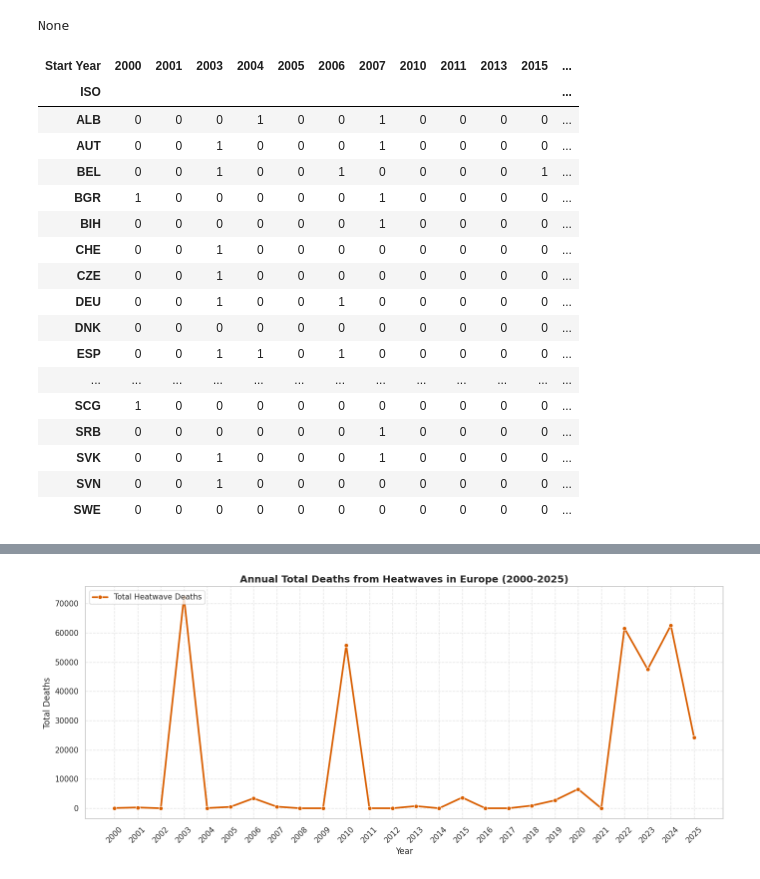
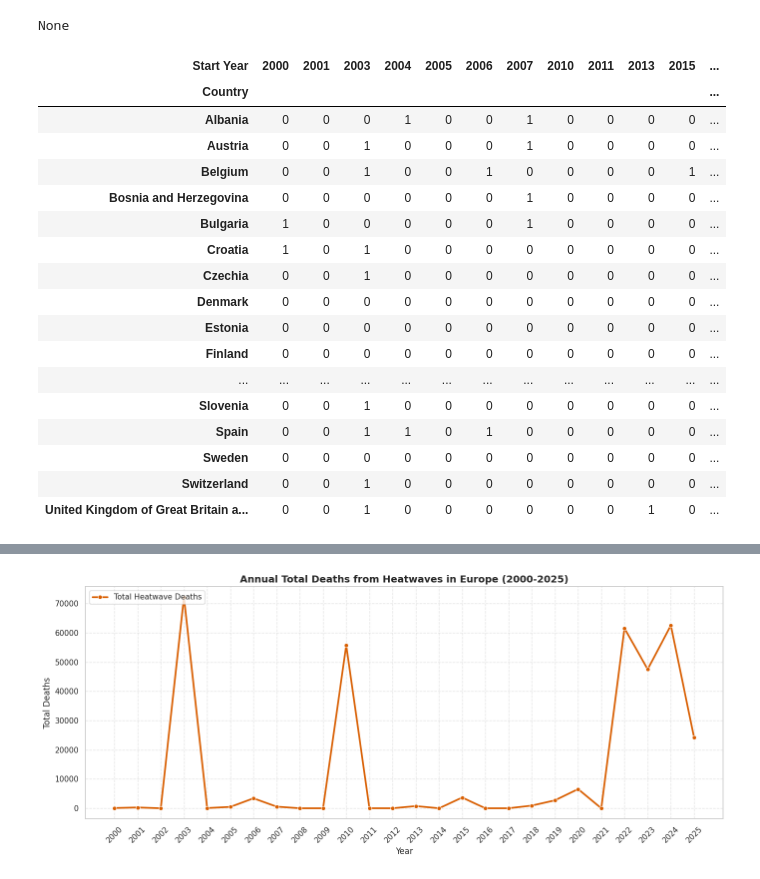
Before and after one commit to mjduarterosa/tdda-tutorial_emdat, a Jupyter notebook: notebooks/explore_EMDAT.ipynb, the cells around one changed output, grey strips where cells are left out. Drawn from its saved outputs; the diff is of its cells as text; code cells hidden in the pictures.

```diff
--- a/notebooks/explore_EMDAT.ipynb
+++ b/notebooks/explore_EMDAT.ipynb
@@ -157,28 +157,28 @@ None
 # %%
 # Create a pivot table with countries as rows, start years as columns, and the count of heatwaves as entries
 df_country_annual_heatwaves = pd.crosstab(
-    index=df_heatwaves['ISO'],
+    index=df_heatwaves['Country'],
     columns=df_heatwaves['Start Year']
 )
 
 # Display the resulting DataFrame
 display(df_country_annual_heatwaves)
 # %% [output]
 | Start Year | 2000 | 2001 | 2003 | 2004 | 2005 | 2006 | 2007 | 2010 | 2011 | 2013 | 2015 | ... |
-| ISO |  |  |  |  |  |  |  |  |  |  |  | ... |
-| ALB | 0 | 0 | 0 | 1 | 0 | 0 | 1 | 0 | 0 | 0 | 0 | ... |
-| AUT | 0 | 0 | 1 | 0 | 0 | 0 | 1 | 0 | 0 | 0 | 0 | ... |
-| BEL | 0 | 0 | 1 | 0 | 0 | 1 | 0 | 0 | 0 | 0 | 1 | ... |
-| BGR | 1 | 0 | 0 | 0 | 0 | 0 | 1 | 0 | 0 | 0 | 0 | ... |
-| BIH | 0 | 0 | 0 | 0 | 0 | 0 | 1 | 0 | 0 | 0 | 0 | ... |
-| CHE | 0 | 0 | 1 | 0 | 0 | 0 | 0 | 0 | 0 | 0 | 0 | ... |
-| CZE | 0 | 0 | 1 | 0 | 0 | 0 | 0 | 0 | 0 | 0 | 0 | ... |
-| DEU | 0 | 0 | 1 | 0 | 0 | 1 | 0 | 0 | 0 | 0 | 0 | ... |
-| DNK | 0 | 0 | 0 | 0 | 0 | 0 | 0 | 0 | 0 | 0 | 0 | ... |
-| ESP | 0 | 0 | 1 | 1 | 0 | 1 | 0 | 0 | 0 | 0 | 0 | ... |
+| Country |  |  |  |  |  |  |  |  |  |  |  | ... |
+| Albania | 0 | 0 | 0 | 1 | 0 | 0 | 1 | 0 | 0 | 0 | 0 | ... |
+| Austria | 0 | 0 | 1 | 0 | 0 | 0 | 1 | 0 | 0 | 0 | 0 | ... |
+| Belgium | 0 | 0 | 1 | 0 | 0 | 1 | 0 | 0 | 0 | 0 | 1 | ... |
+| Bosnia and Herzegovina | 0 | 0 | 0 | 0 | 0 | 0 | 1 | 0 | 0 | 0 | 0 | ... |
+| Bulgaria | 1 | 0 | 0 | 0 | 0 | 0 | 1 | 0 | 0 | 0 | 0 | ... |
+| Croatia | 1 | 0 | 1 | 0 | 0 | 0 | 0 | 0 | 0 | 0 | 0 | ... |
+| Czechia | 0 | 0 | 1 | 0 | 0 | 0 | 0 | 0 | 0 | 0 | 0 | ... |
+| Denmark | 0 | 0 | 0 | 0 | 0 | 0 | 0 | 0 | 0 | 0 | 0 | ... |
+| Estonia | 0 | 0 | 0 | 0 | 0 | 0 | 0 | 0 | 0 | 0 | 0 | ... |
+| Finland | 0 | 0 | 0 | 0 | 0 | 0 | 0 | 0 | 0 | 0 | 0 | ... |
 | ... | ... | ... | ... | ... | ... | ... | ... | ... | ... | ... | ... | ... |
-| SCG | 1 | 0 | 0 | 0 | 0 | 0 | 0 | 0 | 0 | 0 | 0 | ... |
-| SRB | 0 | 0 | 0 | 0 | 0 | 0 | 1 | 0 | 0 | 0 | 0 | ... |
-| SVK | 0 | 0 | 1 | 0 | 0 | 0 | 1 | 0 | 0 | 0 | 0 | ... |
-| SVN | 0 | 0 | 1 | 0 | 0 | 0 | 0 | 0 | 0 | 0 | 0 | ... |
-| SWE | 0 | 0 | 0 | 0 | 0 | 0 | 0 | 0 | 0 | 0 | 0 | ... |
+| Slovenia | 0 | 0 | 1 | 0 | 0 | 0 | 0 | 0 | 0 | 0 | 0 | ... |
+| Spain | 0 | 0 | 1 | 1 | 0 | 1 | 0 | 0 | 0 | 0 | 0 | ... |
+| Sweden | 0 | 0 | 0 | 0 | 0 | 0 | 0 | 0 | 0 | 0 | 0 | ... |
+| Switzerland | 0 | 0 | 1 | 0 | 0 | 0 | 0 | 0 | 0 | 0 | 0 | ... |
+| United Kingdom of Great Britain a... | 0 | 0 | 1 | 0 | 0 | 0 | 0 | 0 | 0 | 1 | 0 | ... |
```
Also changed, not shown: parts of 7 cells of this notebook.
